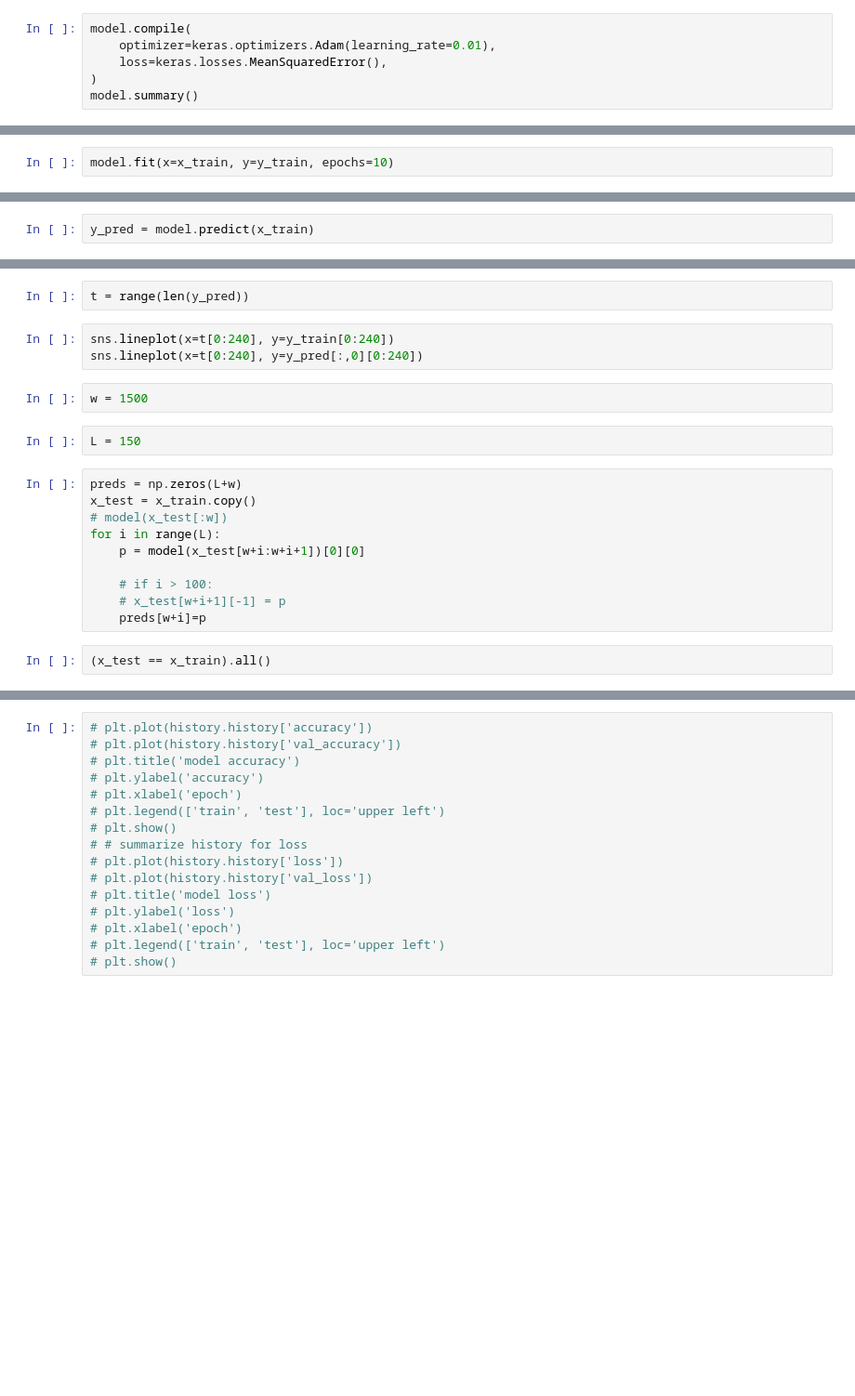
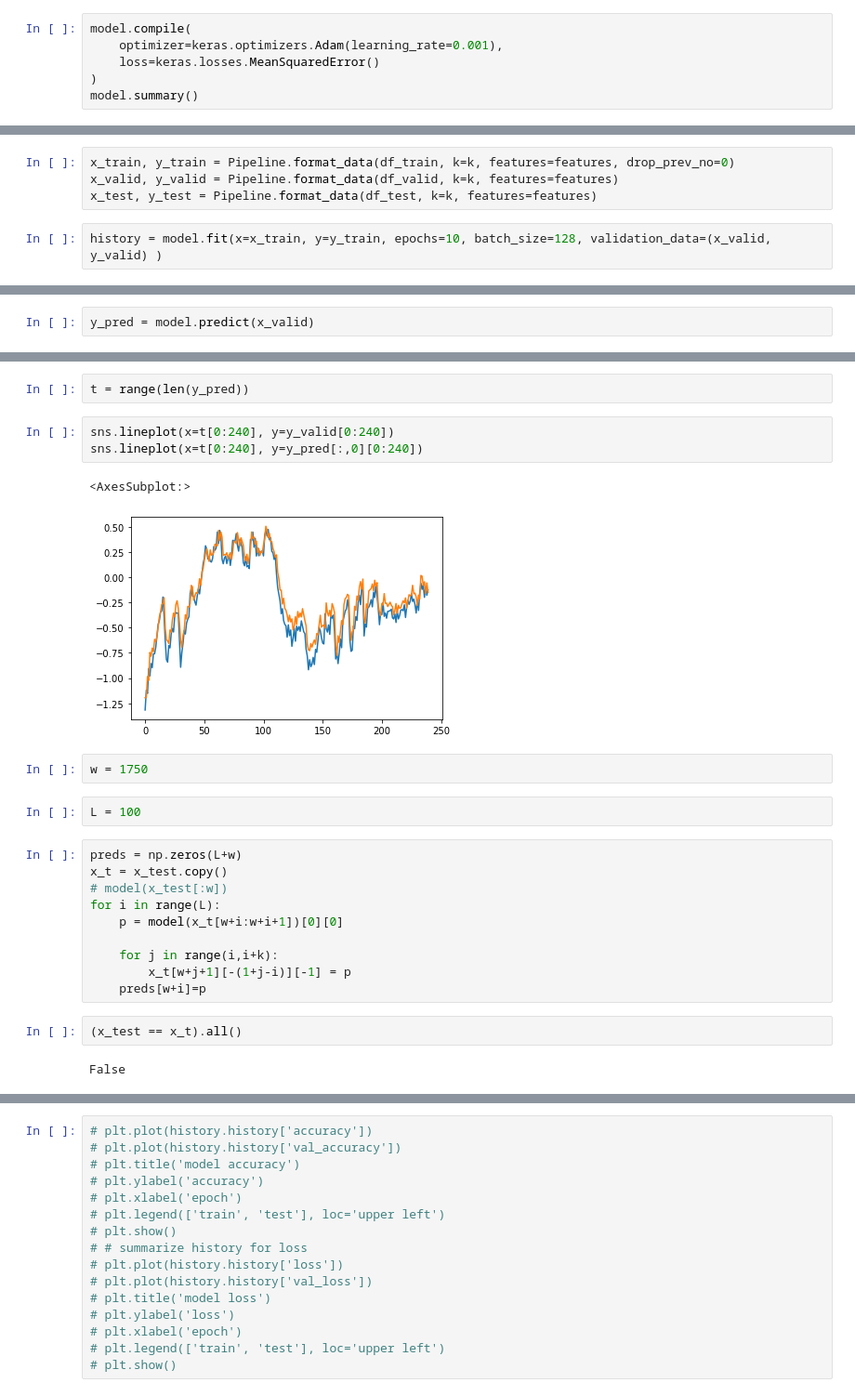
Before and after one commit to TechedLemur/IT3030, a Jupyter notebook: project3/test.ipynb, the cells around one changed output, grey strips where cells are left out. Shown at 93% size. Drawn from its saved outputs; the diff is of its cells as text; blank space fills up the shorter version.

```diff
--- a/project3/test.ipynb
+++ b/project3/test.ipynb
@@ -25,7 +52,7 @@ output_layer = layers.Dense(1, activation='linear')(x)
 model = keras.Model(input_layer, output_layer, name='LSTM_Model')
 # %%
 model.compile(
-    optimizer=keras.optimizers.Adam(learning_rate=0.01),
-    loss=keras.losses.MeanSquaredError(),
+    optimizer=keras.optimizers.Adam(learning_rate=0.001),
+    loss=keras.losses.MeanSquaredError()
 )
 model.summary()
@@ -32,2 +77,6 @@ model.summary()
+# %%
+x_train, y_train = Pipeline.format_data(df_train, k=k, features=features, drop_prev_no=0)
+x_valid, y_valid = Pipeline.format_data(df_valid, k=k, features=features)
+x_test, y_test = Pipeline.format_data(df_test, k=k, features=features)
 # %%
-model.fit(x=x_train, y=y_train, epochs=10)
+history = model.fit(x=x_train, y=y_train, epochs=10, batch_size=128, validation_data=(x_valid, y_valid) )
@@ -34,2 +127,2 @@ model.fit(x=x_train, y=y_train, epochs=10)
 # %%
-y_pred = model.predict(x_train)
+y_pred = model.predict(x_valid)
@@ -38,21 +139,26 @@ y_pred.shape
 # %%
 t = range(len(y_pred))
 # %%
-sns.lineplot(x=t[0:240], y=y_train[0:240])
+sns.lineplot(x=t[0:240], y=y_valid[0:240])
 sns.lineplot(x=t[0:240], y=y_pred[:,0][0:240])
+# %% [output]
+<AxesSubplot:>
+[figure, added]
 # %%
-w = 1500
+w = 1750
 # %%
-L = 150
+L = 100
 # %%
 preds = np.zeros(L+w)
-x_test = x_train.copy()
+x_t = x_test.copy()
 # model(x_test[:w])
 for i in range(L):
-    p = model(x_test[w+i:w+i+1])[0][0]
+    p = model(x_t[w+i:w+i+1])[0][0]
 
-    # if i > 100:
-    # x_test[w+i+1][-1] = p
+    for j in range(i,i+k):
+        x_t[w+j+1][-(1+j-i)][-1] = p
     preds[w+i]=p
 # %%
-(x_test == x_train).all()
+(x_test == x_t).all()
+# %% [output]
+False
```
Also changed, not shown: parts of 17 cells of this notebook, 4 other files.
